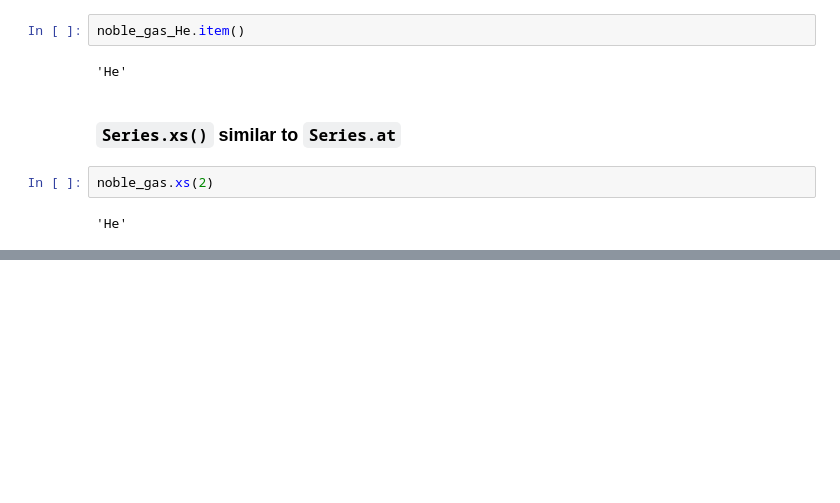
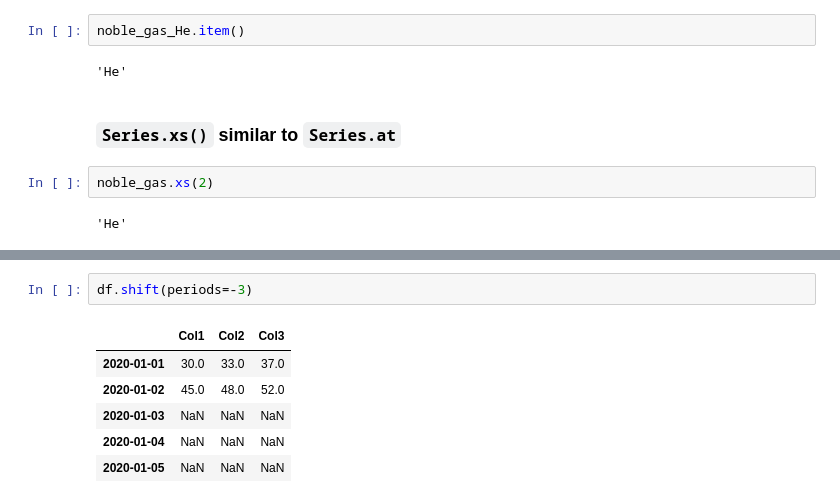
Before and after one commit to Yongliang-Shi/Demo-with-notes, a Jupyter notebook: pandas_series_method.ipynb, the cells around one changed output, grey strips where cells are left out. Saved outputs shown, nothing was run; the diff lists cells and outputs as text; blank space fills up the shorter version.

```diff
--- a/pandas_series_method.ipynb
+++ b/pandas_series_method.ipynb
@@ -653,0 +686,9 @@ noble_gas.xs(2)
+# %%
+df.shift(periods=-3)
+# %% [output]
+|  | Col1 | Col2 | Col3 |
+| 2020-01-01 | 30.0 | 33.0 | 37.0 |
+| 2020-01-02 | 45.0 | 48.0 | 52.0 |
+| 2020-01-03 | NaN | NaN | NaN |
+| 2020-01-04 | NaN | NaN | NaN |
+| 2020-01-05 | NaN | NaN | NaN |
```
Also changed, not shown: parts of 7 cells of this notebook.
